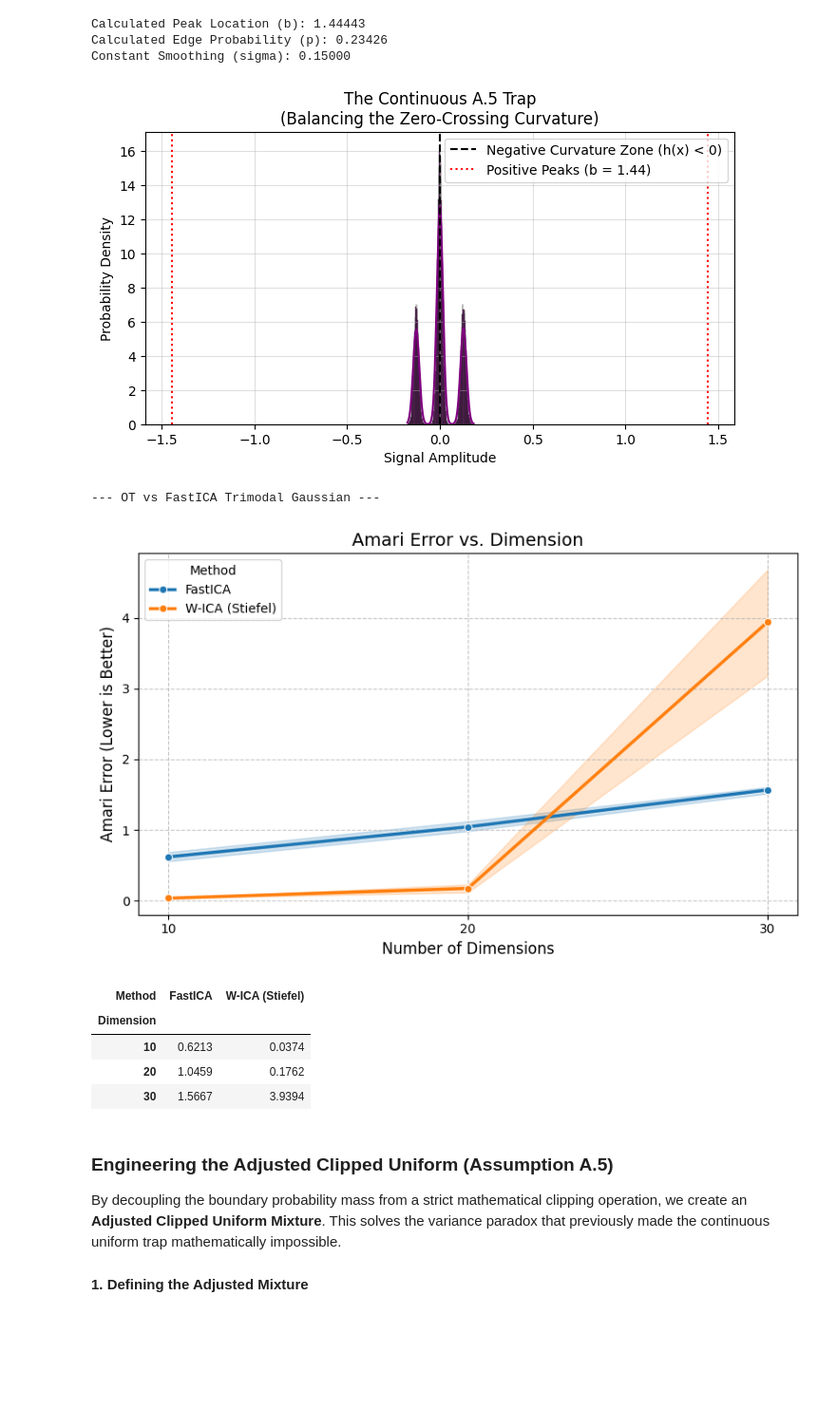
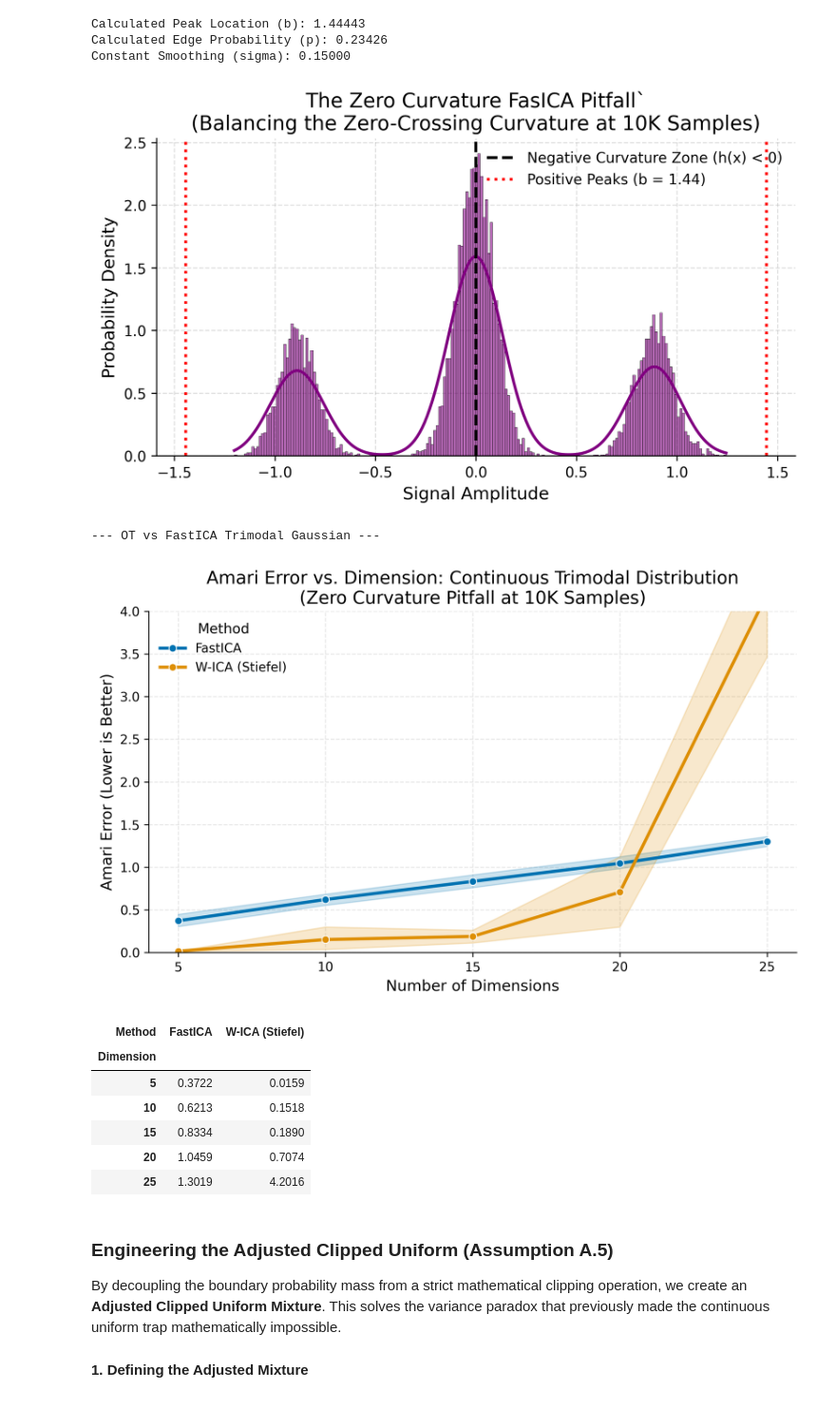
Before and after one commit to ashutoshjha3103/ot_in_linear_ica, a Jupyter notebook: exp/FastICA_failure_modes_vs_OT_ICA.ipynb, the cells around one changed output. Shown at 95% size. Cells and saved outputs as stored; diff of their text form; code cells hidden in the pictures; blank space fills up the shorter version.

```diff
--- a/exp/FastICA_failure_modes_vs_OT_ICA.ipynb
+++ b/exp/FastICA_failure_modes_vs_OT_ICA.ipynb
@@ -304,7 +371,7 @@ def generate_trimodal_trap(n_dim, n_samples, seed=None):
     return torch.tensor(X, dtype=torch.float32), A
 # %%
 # Generate a 1-dimensional test sample to visualize the shape
-test_samples, _ = generate_trimodal_trap(n_dim=1, n_samples=50000, seed=42)
+test_samples, _ = generate_trimodal_trap(n_dim=1, n_samples=10000, seed=42)
 test_np = test_samples.numpy().flatten()
 
 plt.figure(figsize=(8, 4))
@@ -315,14 +382,14 @@ plt.axvline(0, color='black', linestyle='--', label='Negative Curvature Zone (h(
 plt.axvline(-TRAP_B, color='red', linestyle=':', label=f'Positive Peaks (b = {TRAP_B:.2f})')
 plt.axvline(TRAP_B, color='red', linestyle=':')
 
-plt.title("The Continuous A.5 Trap\n(Balancing the Zero-Crossing Curvature)")
+plt.title("The Zero Curvature FasICA Pitfall`\n(Balancing the Zero-Crossing Curvature at 10K Samples)", fontsize=14)
 plt.xlabel("Signal Amplitude")
 plt.ylabel("Probability Density")
 plt.legend()
 plt.grid(True, alpha=0.4)
 plt.show()
 # %% [output]
-[figure, old version]
+[figure, new version]
 # %%
 # ==========================================
 # 2. Parallel Worker Function (GPU Enabled)
@@ -348,7 +415,7 @@ def run_trimodal_trap_trial(dim, trial, n_samples):
 
     trial_results.append({'Dimension': dim, 'Method': 'FastICA', 'Amari Error': score_fast})
 
-    # --- W-ICA (Stiefel) ---
+# --- W-ICA (Stiefel) ---
     try:
         ica = WassersteinICA(X_torch)
         ica.whiten()
@@ -356,15 +423,32 @@ def run_trimodal_trap_trial(dim, trial, n_samples):
 
         extracted_ws = []
         n_restarts = dim * 4 if dim * 4 < 150 else 150
+
+        # 1. Deflation Phase (Added dithering for discrete variable smoothing)
         for _ in range(dim):
             prev = torch.stack(extracted_ws) if extracted_ws else None
-            w, _ = ica.optimize_wasserstein2(prev_components=prev, max_iter=200, n_restarts=n_restarts)
+            w, _ = ica.optimize_wasserstein2(
+                prev_components=prev,
+                max_iter=200,
+                n_restarts=n_restarts,
+                dither_sigma=0.01  # Smooths the step-functions in empirical CDFs
+            )
             extracted_ws.append(w)
+
         W_deflation_init = torch.stack(extracted_ws)
 
-        # Safe learning rate of 0.5
+        # 2. Symmetric Stiefel Phase (Added mini-batching and dithering)
+        # Note: We decrease the learning rate to 0.25 and double max_iter to 400
+        # because stochastic mini-batching requires a slightly longer settling time.
         W_stiefel_unmixed = ica.optimize_symmetric(
-            n_components=dim, max_iter=200, lr=0.5, init_w=W_deflation_init, optimizer='stiefel'
+            n_components=dim,
+            max_iter=400,
+            lr=0.25,
+            init_w=W_deflation_init,
+            optimizer='stiefel',
+            use_sinkhorn=False,
+            dither_sigma=0.01,   # Maintains continuous geometry
+            batch_size=1024      # Stochastic "bouncing" to escape local maxima
         )
         W_wass_total = W_stiefel_unmixed.cpu().numpy() @ W_white_np
         score_wass = amari_error(W_wass_total, A_true)
@@ -380,7 +464,7 @@ def run_trimodal_trap_trial(dim, trial, n_samples):
 # ==========================================
 # 3. Main Execution
 # ==========================================
-DIMENSIONS = [10, 20, 30]
+DIMENSIONS = list(range(5, 26, 5))
 N_SAMPLES = 10000
 N_TRIALS = 5
 # %%
@@ -402,22 +486,26 @@ df_trimodal = pd.DataFrame(results)
 # %%
 plt.figure(figsize=(8, 5))
 sns.lineplot(data=df_trimodal, x='Dimension', y='Amari Error', hue='Method', marker='o', linewidth=2.5)
-plt.title("Amari Error vs. Dimension", fontsize=14)
+plt.title("Amari Error vs. Dimension: Continuous Trimodal Distribution\n(Zero Curvature Pitfall at 10K Samples)", fontsize=14)
 plt.ylabel("Amari Error (Lower is Better)", fontsize=12)
 plt.xlabel("Number of Dimensions", fontsize=12)
 plt.xticks(DIMENSIONS)
-plt.grid(True, linestyle='--', alpha=0.7)
+plt.ylim(0, 4)
+plt.gca().yaxis.set_major_locator(MultipleLocator(0.5))
+#plt.grid(True, linestyle='--', alpha=0.7)
 plt.tight_layout()
 plt.show()
 
 display(df_trimodal.groupby(['Dimension', 'Method'])['Amari Error'].mean().unstack().round(4))
 # %% [output]
-[figure, old version]
+[figure, new version]
 | Method | FastICA | W-ICA (Stiefel) |
 | Dimension |  |  |
-| 10 | 0.6213 | 0.0374 |
-| 20 | 1.0459 | 0.1762 |
-| 30 | 1.5667 | 3.9394 |
+| 5 | 0.3722 | 0.0159 |
+| 10 | 0.6213 | 0.1518 |
+| 15 | 0.8334 | 0.1890 |
+| 20 | 1.0459 | 0.7074 |
+| 25 | 1.3019 | 4.2016 |
 # %% [markdown]
 ### Engineering the Adjusted Clipped Uniform (Assumption A.5)
 
```
Also changed, not shown: parts of 12 cells of this notebook.
